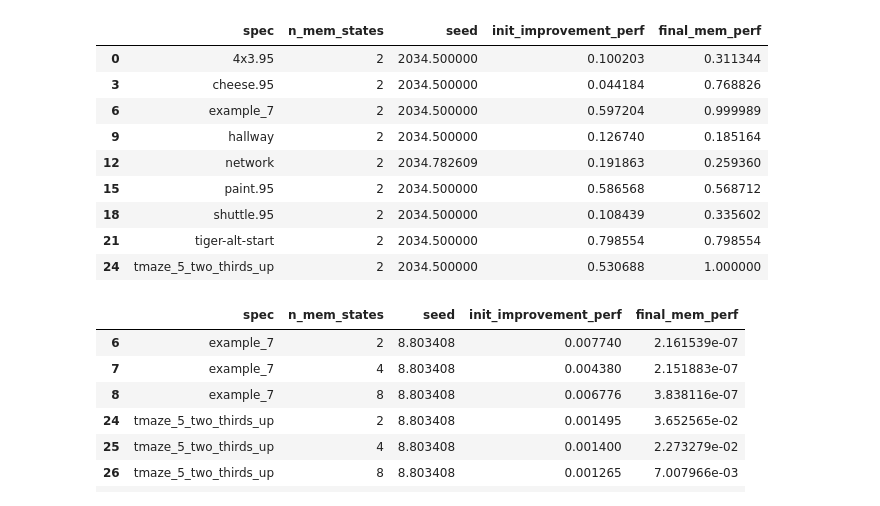
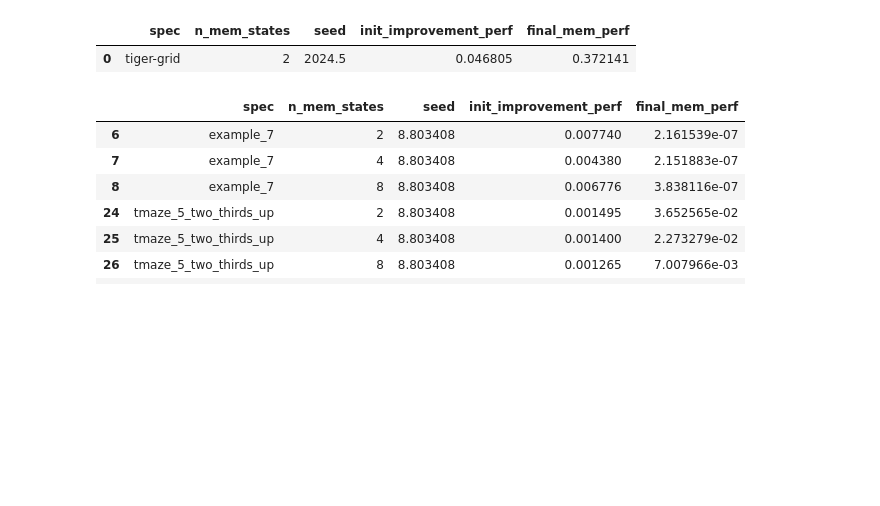
Before and after one commit to camall3n/grl, a Jupyter notebook: scripts/plotting/mi_performance.ipynb, the cells around one changed output. Cells and saved outputs as stored; diff of their text form; code cells hidden in the pictures; blank space fills up the shorter version.

```diff
--- a/scripts/plotting/mi_performance.ipynb
+++ b/scripts/plotting/mi_performance.ipynb
@@ -18,7 +18,9 @@ plt.rcParams.update({'font.size': 18})
 from grl.utils import load_info
 from definitions import ROOT_DIR
 # %%
-results_dir = Path(ROOT_DIR, 'results', 'final_analytical')
+# results_dir = Path(ROOT_DIR, 'results', 'final_analytical')
+results_dir = Path(ROOT_DIR, 'results', 'tiger_grid_mi_pi_obs_space')
+
 # results_dir = Path(ROOT_DIR, 'results', 'prisoners_dilemma')
 # results_dir = Path(ROOT_DIR, 'results', 'pomdps_mi_dm')
 vi_results_dir = Path(ROOT_DIR, 'results', 'vi')
@@ -35,9 +37,10 @@ compare_to = 'belief'
 #     'example_7', 'tmaze_5_two_thirds_up', 'tiger-alt-start', 'paint.95', 'cheese.95', 'network',
 #     'shuttle.95', '4x3.95', 'hallway'
 # ]
-spec_plot_order = [
-   'hallway', 'network', 'paint.95', '4x3.95', 'tiger-alt-start', 'shuttle.95', 'cheese.95', 'tmaze_5_two_thirds_up'
-]
+# spec_plot_order = [
+#    'hallway', 'network', 'paint.95', '4x3.95', 'tiger-alt-start', 'shuttle.95', 'cheese.95', 'tmaze_5_two_thirds_up'
+# ]
+spec_plot_order = ['tiger-grid']
 
 # game_name = 'prisoners_dilemma'
 # # leader_policies = ['all_d', 'extort', 'tit_for_tat', 'treasure_hunt', 'sugar', 'all_c', 'grudger2', 'alternator', 'majority3']
@@ -263,15 +260,8 @@ fig.savefig(fig_path, bbox_inches='tight')
 # %%
+means
 # %% [output]
 |  | spec | n_mem_states | seed | init_improvement_perf | final_mem_perf |
-| 0 | 4x3.95 | 2 | 2034.500000 | 0.100203 | 0.311344 |
-| 3 | cheese.95 | 2 | 2034.500000 | 0.044184 | 0.768826 |
-| 6 | example_7 | 2 | 2034.500000 | 0.597204 | 0.999989 |
-| 9 | hallway | 2 | 2034.500000 | 0.126740 | 0.185164 |
-| 12 | network | 2 | 2034.782609 | 0.191863 | 0.259360 |
-| 15 | paint.95 | 2 | 2034.500000 | 0.586568 | 0.568712 |
-| 18 | shuttle.95 | 2 | 2034.500000 | 0.108439 | 0.335602 |
-| 21 | tiger-alt-start | 2 | 2034.500000 | 0.798554 | 0.798554 |
-| 24 | tmaze_5_two_thirds_up | 2 | 2034.500000 | 0.530688 | 1.000000 |
+| 0 | tiger-grid | 2 | 2024.5 | 0.046805 | 0.372141 |
 # %%
 sorted_std_err_df
 # %% [output]
```
Also changed, not shown: parts of 2 cells of this notebook, 1 other file.
